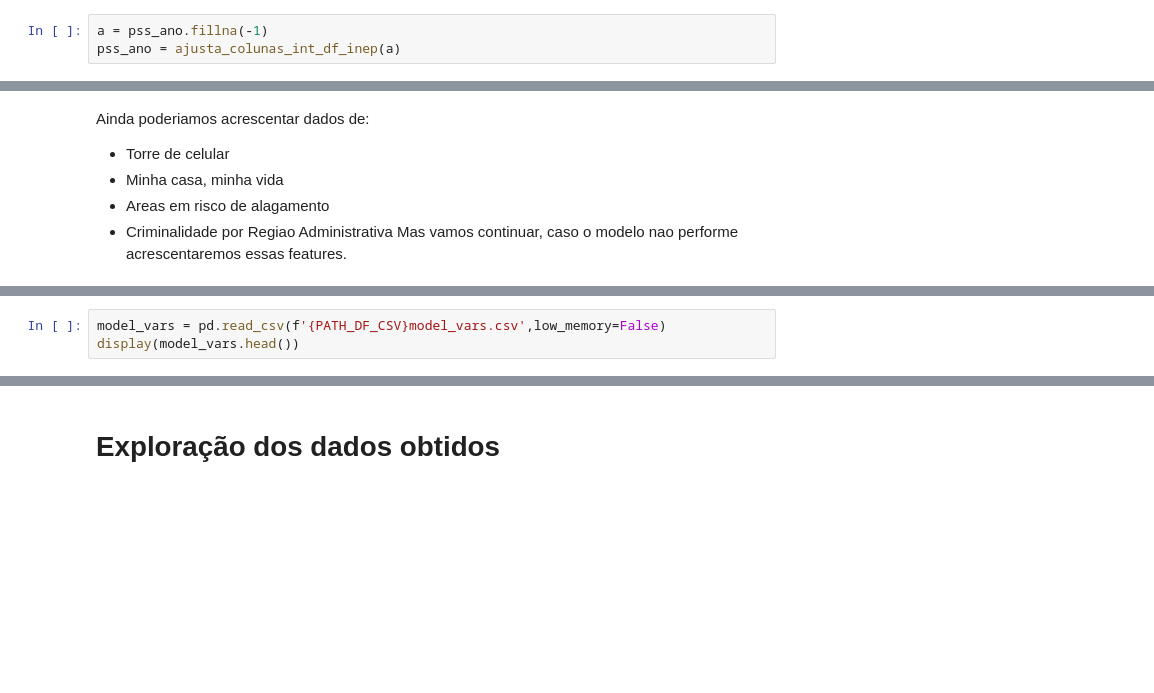
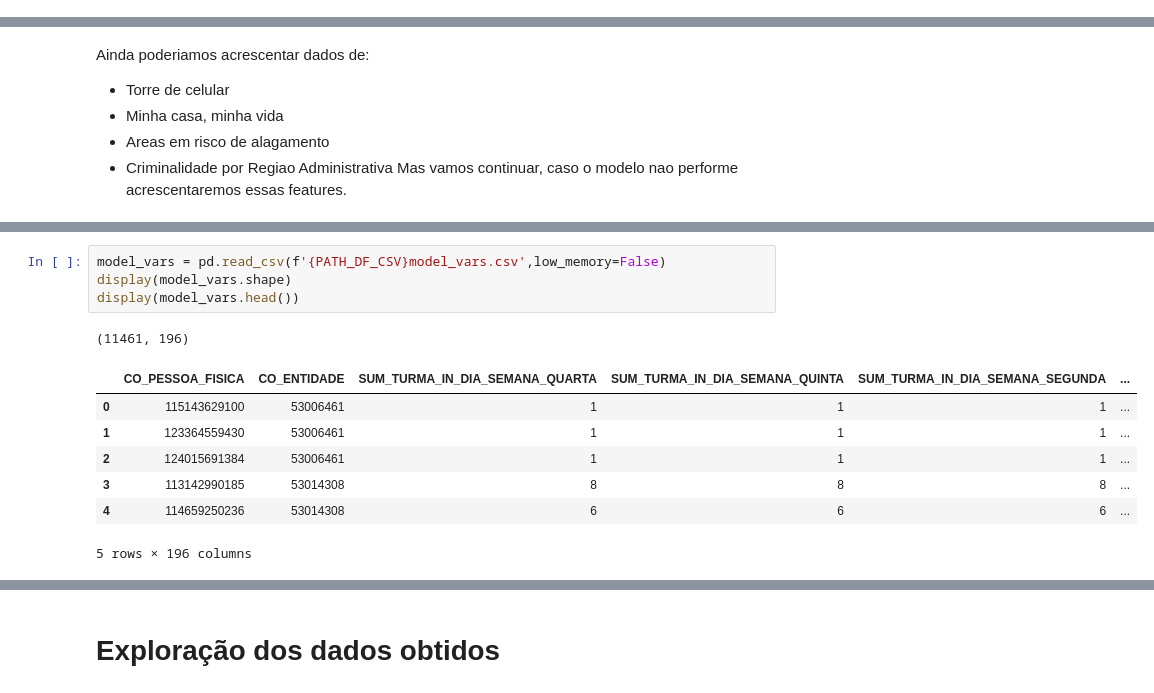
Before and after one commit to itsbarreto/educacao, a Jupyter notebook: SaidaDeProfessores.ipynb, the cells around one changed output, grey strips where cells are left out. Saved outputs shown, nothing was run; the diff lists cells and outputs as text; blank space fills up the shorter version.

Commit message:
Inicio da segunda iteracao

```diff
--- a/SaidaDeProfessores.ipynb
+++ b/SaidaDeProfessores.ipynb
@@ -206,3 +219,0 @@ pss_ano = monta_df_prof_ano(prof_df)
-# %%
-a = pss_ano.fillna(-1)
-pss_ano = ajusta_colunas_int_df_inep(a)
@@ -688,7 +748,17 @@ Mas vamos continuar, caso o modelo nao performe acrescentaremos essas features.
 ## Checkpoint</td></tr>
 # %%
 model_vars = pd.read_csv(f'{PATH_DF_CSV}model_vars.csv',low_memory=False)
+display(model_vars.shape)
 display(model_vars.head())
+# %% [output]
+(11461, 196)
+|  | CO_PESSOA_FISICA | CO_ENTIDADE | SUM_TURMA_IN_DIA_SEMANA_QUARTA | SUM_TURMA_IN_DIA_SEMANA_QUINTA | SUM_TURMA_IN_DIA_SEMANA_SEGUNDA | ... |
+| 0 | 115143629100 | 53006461 | 1 | 1 | 1 | ... |
+| 1 | 123364559430 | 53006461 | 1 | 1 | 1 | ... |
+| 2 | 124015691384 | 53006461 | 1 | 1 | 1 | ... |
+| 3 | 113142990185 | 53014308 | 8 | 8 | 8 | ... |
+| 4 | 114659250236 | 53014308 | 6 | 6 | 6 | ... |
+5 rows × 196 columns
 # %% [markdown]
 <img src='img/exploracao.gif'/>
 # %% [markdown]
```
Also changed, not shown: parts of 43 cells of this notebook, 3 other files.
